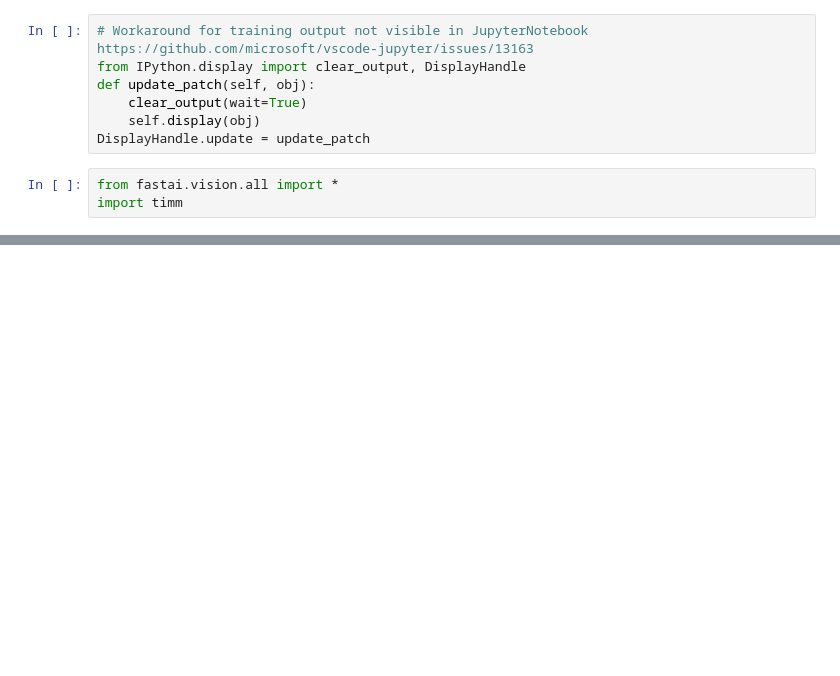
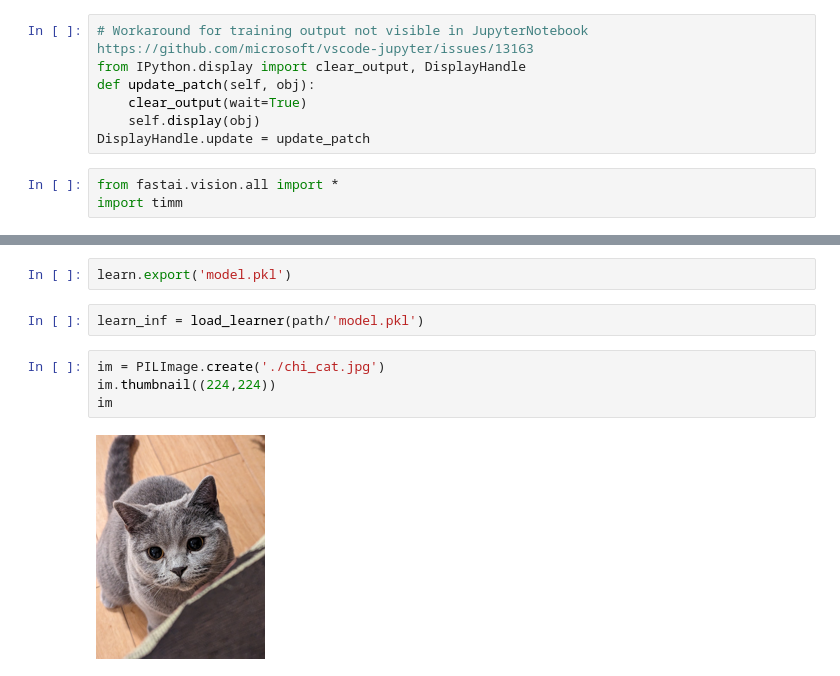
Before and after one commit to mendhak/fastai_lessons, a Jupyter notebook: 008_pet_breed.ipynb, the cells around one changed output, grey strips where cells are left out. Cells and saved outputs as stored; diff of their text form; blank space fills up the shorter version.

```diff
--- a/008_pet_breed.ipynb
+++ b/008_pet_breed.ipynb
@@ -20,0 +57,10 @@ dls.show_batch(max_n=4)
+# %%
+learn.export('model.pkl')
+# %%
+learn_inf = load_learner(path/'model.pkl')
+# %%
+im = PILImage.create('./chi_cat.jpg')
+im.thumbnail((224,224))
+im
+# %% [output]
+[figure, added]
```
Also changed, not shown: parts of 11 cells of this notebook.
